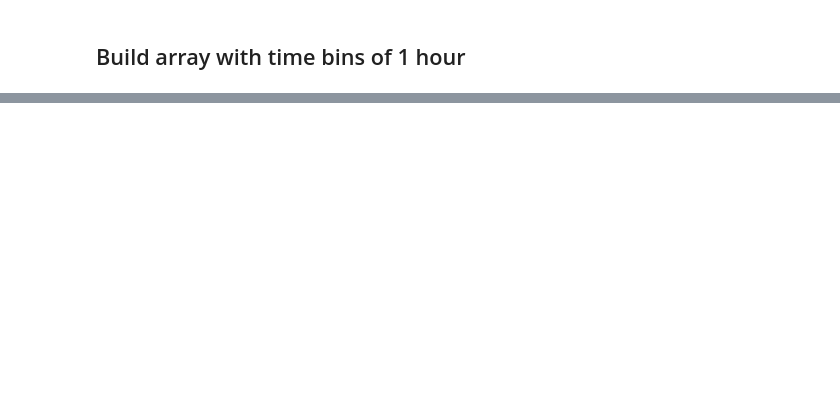
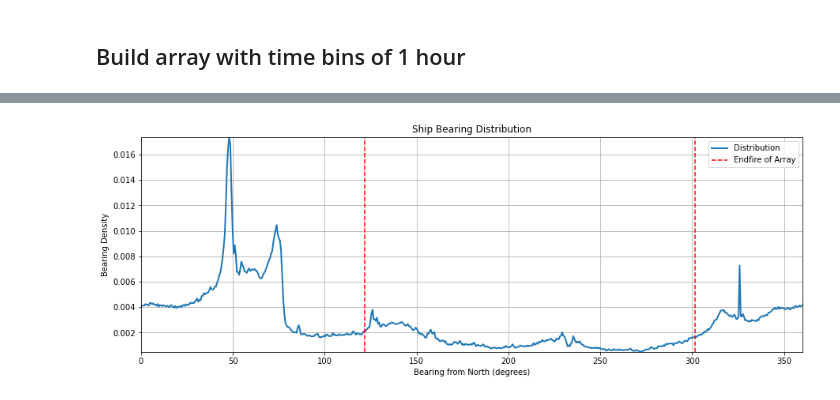
Before and after one commit to John-Ragland/AIS_data_analysis, a Jupyter notebook: Resampled Ship Passes in Time.ipynb, the cells around one changed output, grey strips where cells are left out. Cells and saved outputs as stored; diff of their text form; code cells hidden in the pictures; blank space fills up the shorter version.

```diff
--- a/Resampled Ship Passes in Time.ipynb
+++ b/Resampled Ship Passes in Time.ipynb
@@ -78,0 +109,24 @@ plt.plot(np.sum(bearing, axis=0))
+# %%
+hist_bearing, bearing_bins = np.histogram(all_ships['bearing'], bins=600, density=True)
+
+y_min=np.min(hist_bearing)
+y_max=np.max(hist_bearing)
+endfire = [121.6%360, (121.6+180)%360]
+
+fig = plt.figure(figsize=(15,5))
+
+plt.plot(bearing_bins[1:], hist_bearing, linewidth=2, label='Distribution')
+plt.plot([endfire[0], endfire[0]],[y_min, y_max],'r--', label='')
+plt.plot([endfire[1], endfire[1]],[y_min, y_max],'r--', label='Endfire of Array')
+
+plt.xlabel('Bearing from North (degrees)')
+plt.ylabel('Bearing Density')
+plt.title('Ship Bearing Distribution')
+plt.grid()
+plt.xlim([0, 360])
+plt.ylim([y_min, y_max])
+
+plt.legend()
+fig.savefig('bearing_distribution.png',dpi=200)
+# %% [output]
+[figure, added]
```
Also changed, not shown: parts of 17 cells of this notebook, 1 other file.
